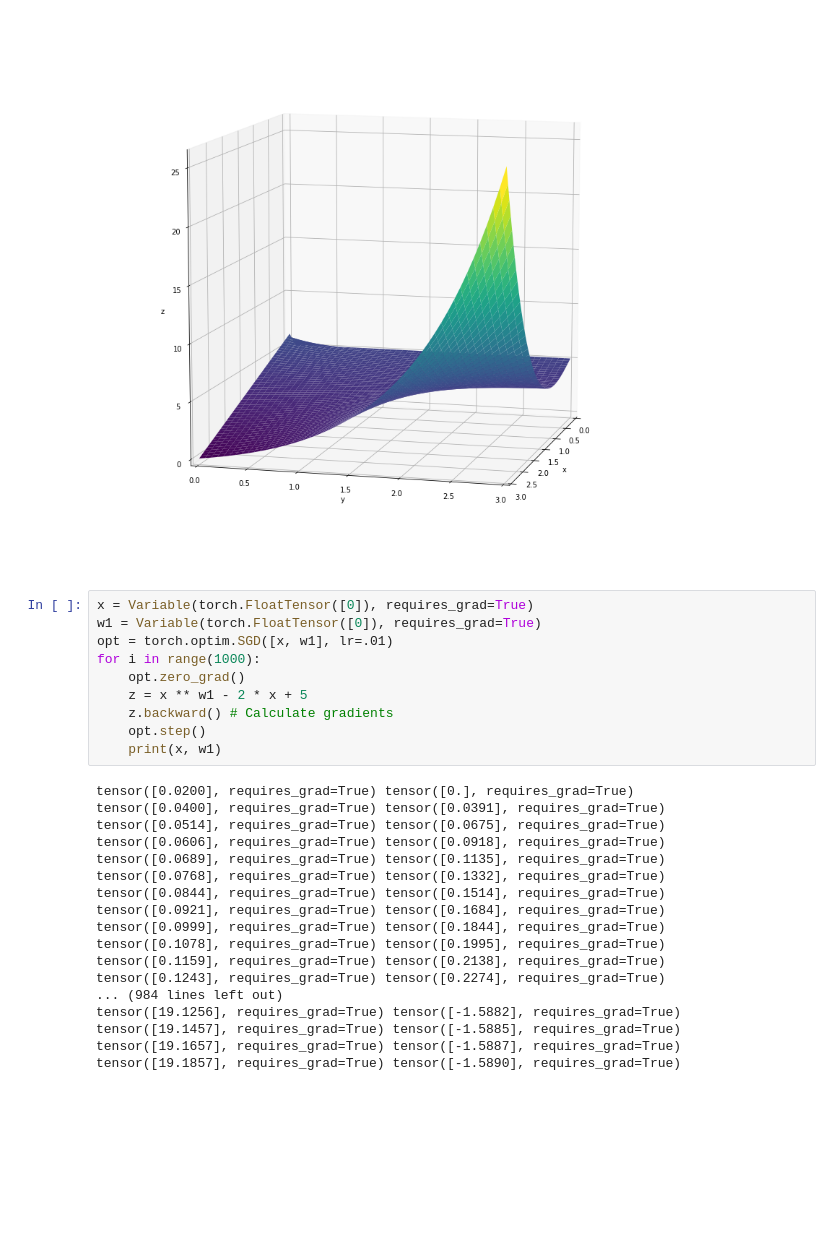
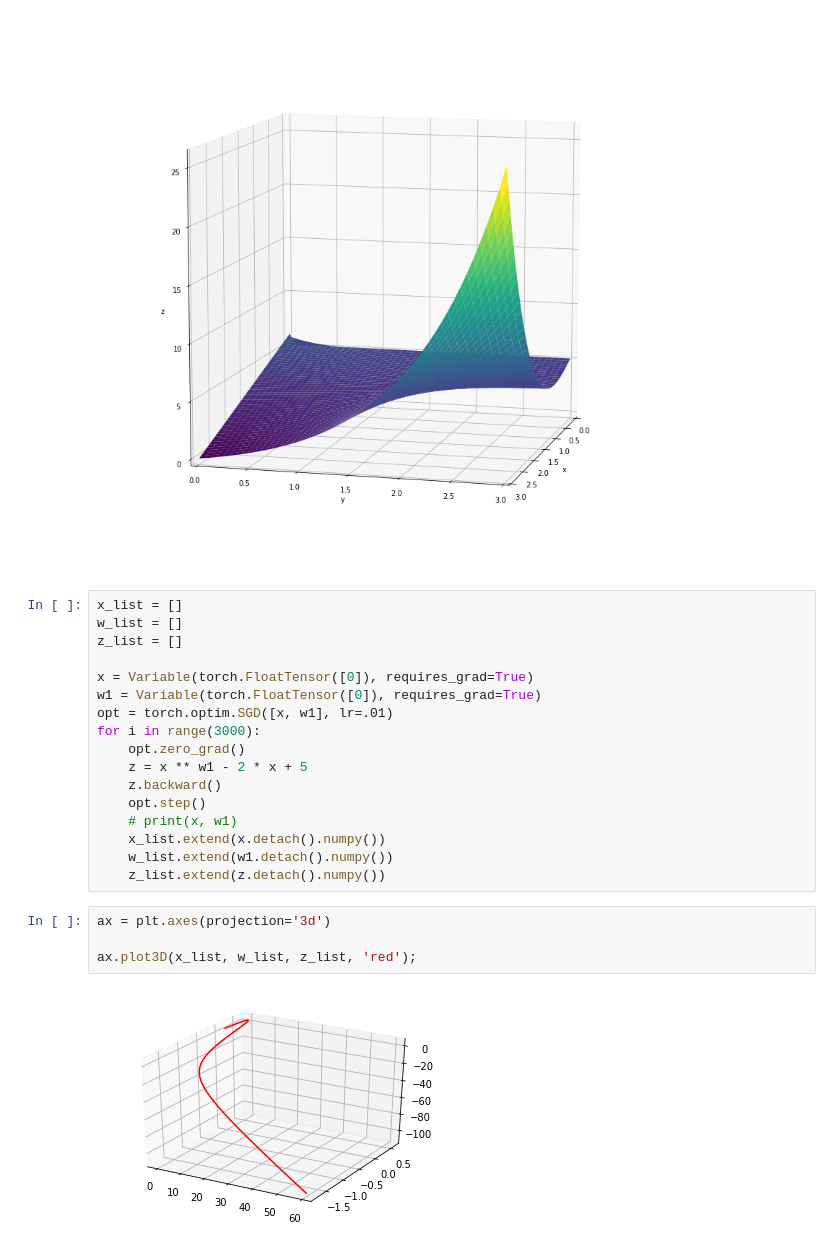
Before and after one commit to dTenebrae/pytorch_start, a Jupyter notebook: HW_01.ipynb, the cells around one changed output. Saved outputs shown, nothing was run; the diff lists cells and outputs as text; blank space fills up the shorter version.

```diff
--- a/HW_01.ipynb
+++ b/HW_01.ipynb
@@ -188,30 +188,25 @@ plt.show()
 <Figure size 432x288 with 0 Axes>
 [figure]
 # %%
+x_list = []
+w_list = []
+z_list = []
+
 x = Variable(torch.FloatTensor([0]), requires_grad=True)
 w1 = Variable(torch.FloatTensor([0]), requires_grad=True)
 opt = torch.optim.SGD([x, w1], lr=.01)
-for i in range(1000):
+for i in range(3000):
     opt.zero_grad()
     z = x ** w1 - 2 * x + 5
-    z.backward() # Calculate gradients
+    z.backward()
     opt.step()
-    print(x, w1)
+    # print(x, w1)
+    x_list.extend(x.detach().numpy())
+    w_list.extend(w1.detach().numpy())
+    z_list.extend(z.detach().numpy())
-# %% [output]
-tensor([0.0200], requires_grad=True) tensor([0.], requires_grad=True)
-tensor([0.0400], requires_grad=True) tensor([0.0391], requires_grad=True)
-tensor([0.0514], requires_grad=True) tensor([0.0675], requires_grad=True)
-tensor([0.0606], requires_grad=True) tensor([0.0918], requires_grad=True)
-tensor([0.0689], requires_grad=True) tensor([0.1135], requires_grad=True)
-tensor([0.0768], requires_grad=True) tensor([0.1332], requires_grad=True)
-tensor([0.0844], requires_grad=True) tensor([0.1514], requires_grad=True)
-tensor([0.0921], requires_grad=True) tensor([0.1684], requires_grad=True)
-tensor([0.0999], requires_grad=True) tensor([0.1844], requires_grad=True)
-tensor([0.1078], requires_grad=True) tensor([0.1995], requires_grad=True)
-tensor([0.1159], requires_grad=True) tensor([0.2138], requires_grad=True)
-tensor([0.1243], requires_grad=True) tensor([0.2274], requires_grad=True)
-... (984 lines left out)
-tensor([19.1256], requires_grad=True) tensor([-1.5882], requires_grad=True)
-tensor([19.1457], requires_grad=True) tensor([-1.5885], requires_grad=True)
-tensor([19.1657], requires_grad=True) tensor([-1.5887], requires_grad=True)
-tensor([19.1857], requires_grad=True) tensor([-1.5890], requires_grad=True)
+# %%
+ax = plt.axes(projection='3d')
+
+ax.plot3D(x_list, w_list, z_list, 'red');
+# %% [output]
+[figure, added]
```
